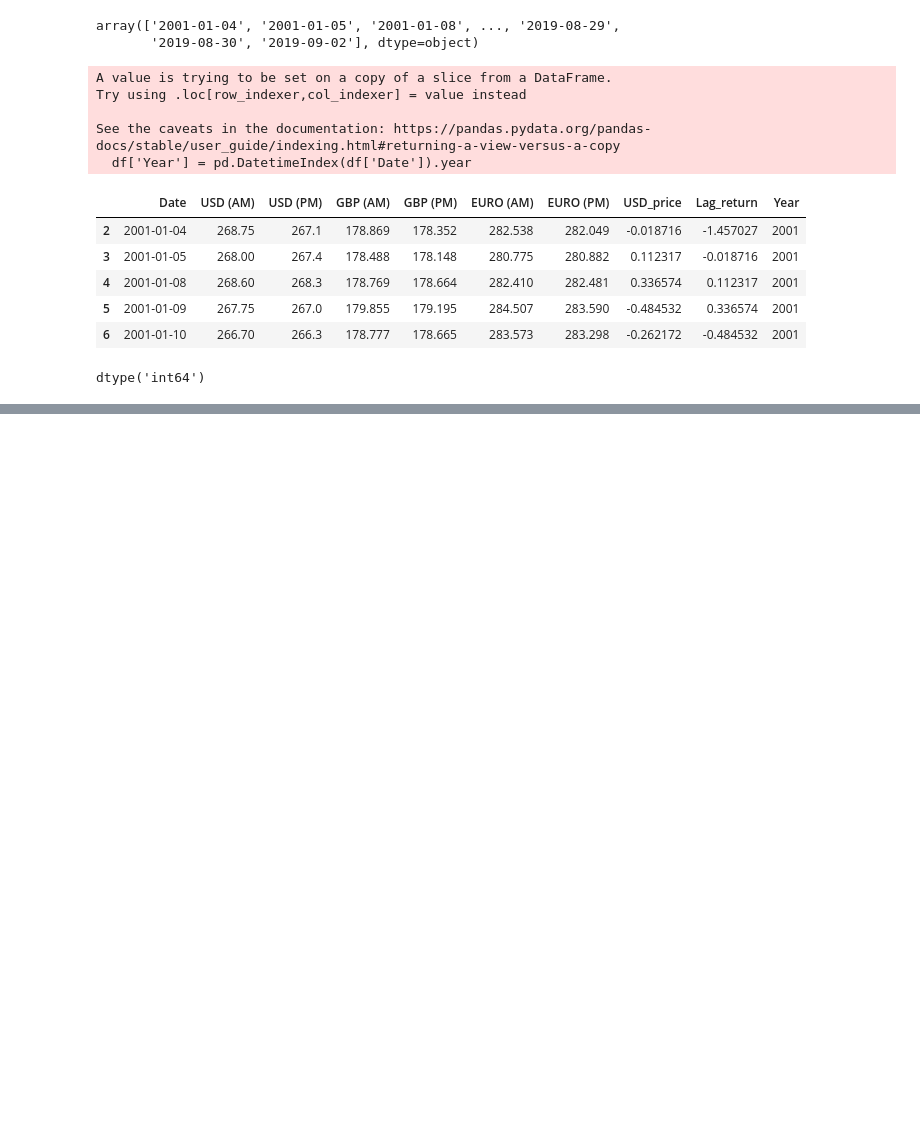
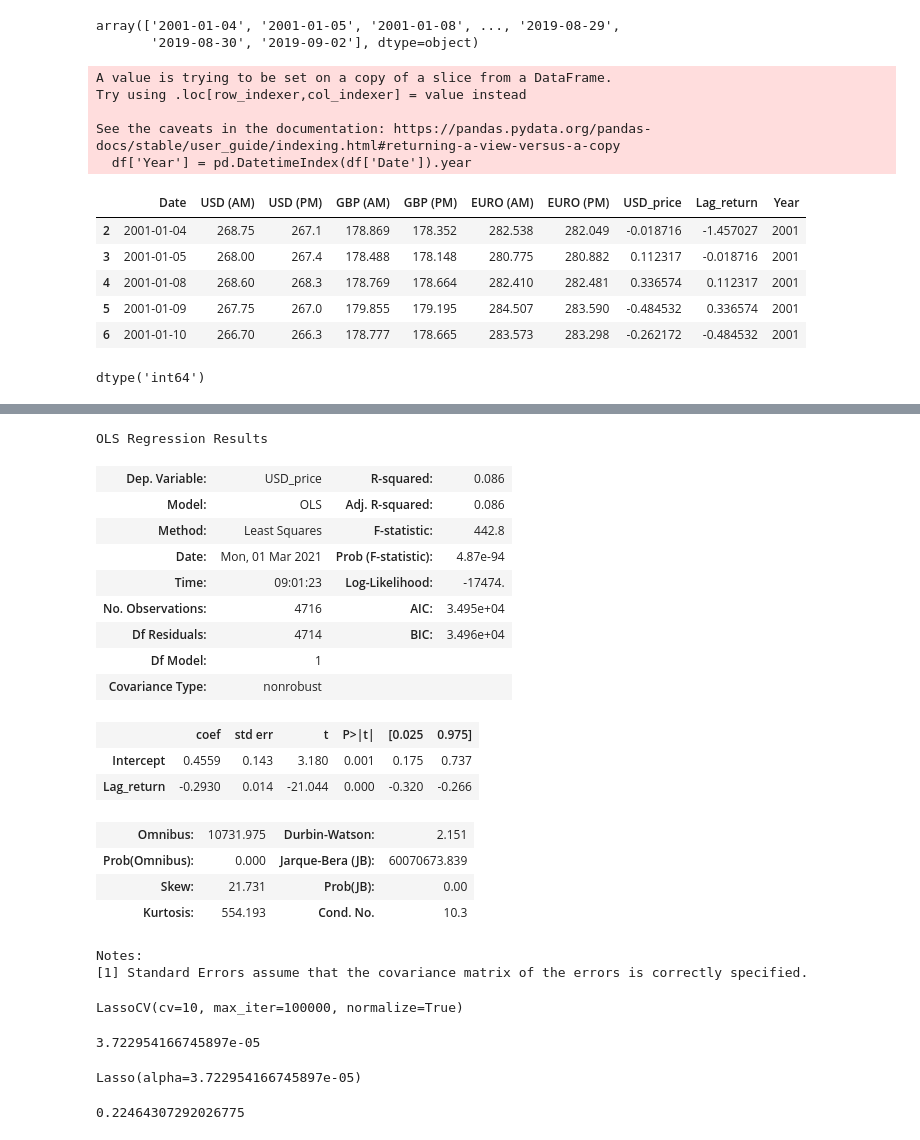
Before and after one commit to jasimdipu/Gold-Price-Prediction, a Jupyter notebook: gold price predictions.ipynb, the cells around one changed output, grey strips where cells are left out. Drawn from its saved outputs; the diff is of its cells as text; code cells hidden in the pictures; blank space fills up the shorter version.

```diff
--- a/gold price predictions.ipynb
+++ b/gold price predictions.ipynb
@@ -175,0 +228,43 @@ KeyError: '2001'
+# %%
+lm = smf.ols(formula='USD_price ~ Lag_return', data=df).fit()
+lm.conf_int()
+lm.summary()
+# %% [output]
+OLS Regression Results
+| Dep. Variable: | USD_price | R-squared: | 0.086 |
+| Model: | OLS | Adj. R-squared: | 0.086 |
+| Method: | Least Squares | F-statistic: | 442.8 |
+| Date: | Mon, 01 Mar 2021 | Prob (F-statistic): | 4.87e-94 |
+| Time: | 09:01:23 | Log-Likelihood: | -17474. |
+| No. Observations: | 4716 | AIC: | 3.495e+04 |
+| Df Residuals: | 4714 | BIC: | 3.496e+04 |
+| Df Model: | 1 |  |  |
+| Covariance Type: | nonrobust |  |  |
+|  | coef | std err | t | P>|t| | [0.025 | 0.975] |
+| Intercept | 0.4559 | 0.143 | 3.180 | 0.001 | 0.175 | 0.737 |
+| Lag_return | -0.2930 | 0.014 | -21.044 | 0.000 | -0.320 | -0.266 |
+| Omnibus: | 10731.975 | Durbin-Watson: | 2.151 |
+| Prob(Omnibus): | 0.000 | Jarque-Bera (JB): | 60070673.839 |
+| Skew: | 21.731 | Prob(JB): | 0.00 |
+| Kurtosis: | 554.193 | Cond. No. | 10.3 |
+Notes:
+[1] Standard Errors assume that the covariance matrix of the errors is correctly specified.
+# %%
+lasscv = LassoCV(alphas = None,cv =10, max_iter = 100000, normalize = True)
+lasscv.fit(X_train, y_train)
+# %% [output]
+LassoCV(cv=10, max_iter=100000, normalize=True)
+# %%
+alpha = lasscv.alpha_
+alpha
+# %% [output]
+3.722954166745897e-05
+# %%
+lasso_reg = Lasso(alpha)
+lasso_reg.fit(X_train, y_train)
+# %% [output]
+Lasso(alpha=3.722954166745897e-05)
+# %%
+lasso_reg.score(X_test, y_test)
+# %% [output]
+0.22464307292026775
```
Also changed, not shown: parts of 22 cells of this notebook, 1 other file.
